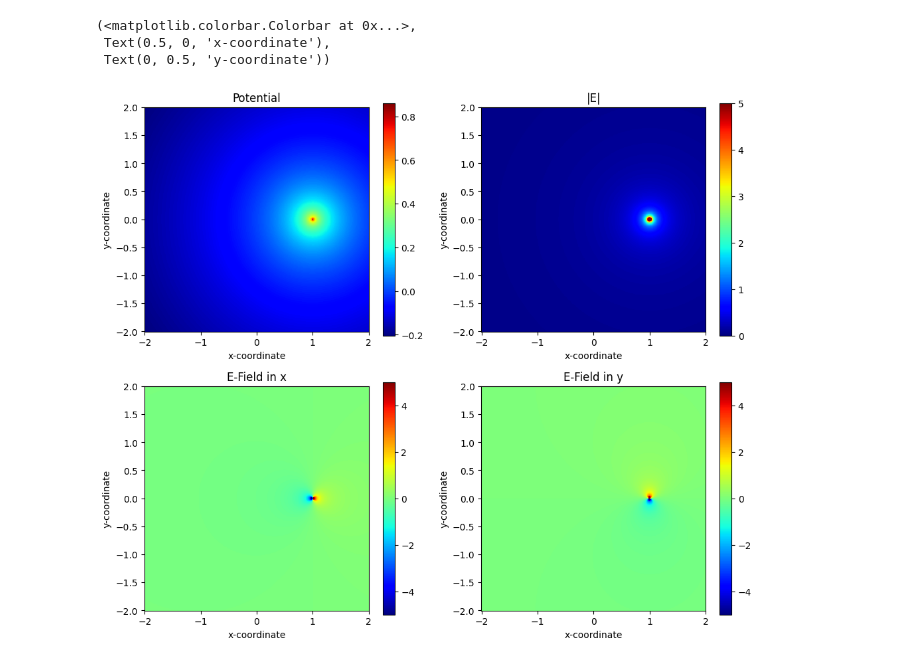
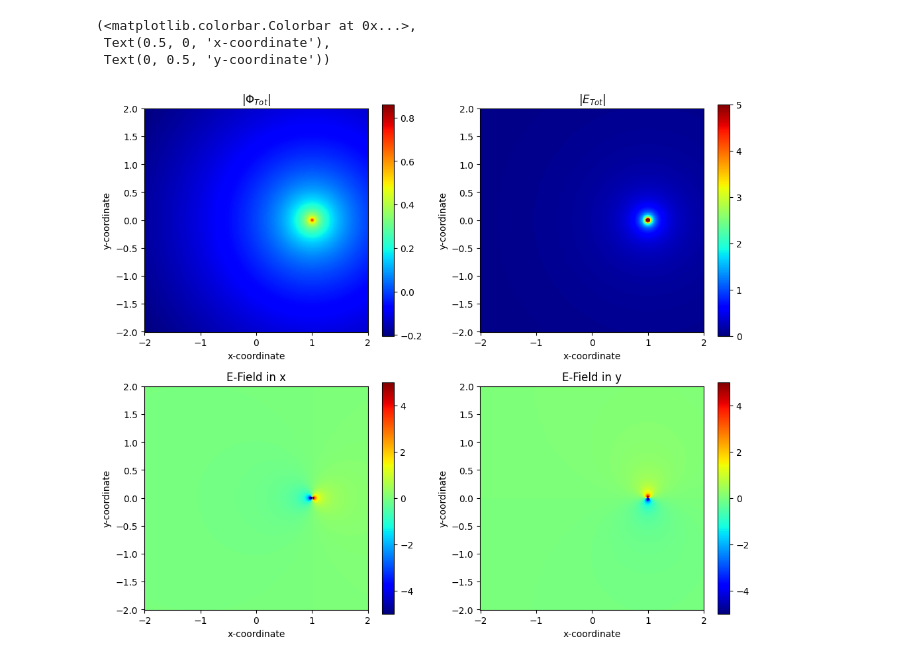
Before and after one commit to findus3006/Problem-11, a Jupyter notebook: Problem11.ipynb, the cells around one changed output. Drawn from its saved outputs; the diff is of its cells as text; code cells hidden in the pictures.

```diff
--- a/Problem11.ipynb
+++ b/Problem11.ipynb
@@ -35,26 +35,26 @@ E_ext_x,E_ext_y = EExternal(X,Y,a,b)
 # %%
 fig = plt.figure(figsize=(1200*px, 1000*px))
 ax1 = fig.add_subplot(2,2,1)
-ax1.set_title('Potential'),ax1.set_aspect('equal')
+ax1.set_title('$|\Phi_{Tot}|$'),ax1.set_aspect('equal')
 colormesh1 = ax1.pcolormesh(X,Y,Green,shading='auto',cmap='jet')
 fig.colorbar(colormesh1),ax1.set_xlabel('x-coordinate'),ax1.set_ylabel('y-coordinate')
 ax2 = fig.add_subplot(2,2,3)
 ax2.set_title('E-Field in x'),ax2.set_aspect('equal')
 colormesh2 = ax2.pcolormesh(X,Y,E_Fieldx,shading='auto',cmap='jet', vmin=-5, vmax=5)
 fig.colorbar(colormesh2),ax2.set_xlabel('x-coordinate'),ax2.set_ylabel('y-coordinate')
 ax3 = fig.add_subplot(2,2,4)
 ax3.set_title('E-Field in y'),ax3.set_aspect('equal')
 colormesh3 = ax3.pcolormesh(X,Y,E_Fieldy,shading='auto',cmap='jet', vmin=-5, vmax=5)
 fig.colorbar(colormesh3),ax3.set_xlabel('x-coordinate'),ax3.set_ylabel('y-coordinate')
 ax4 = fig.add_subplot(2,2,2)
-ax4.set_title('|E|'),ax4.set_aspect('equal')
+ax4.set_title('$|E_{Tot}|$'),ax4.set_aspect('equal')
 colormesh4 = ax4.pcolormesh(X,Y,absE,shading='auto',cmap='jet', vmin=0, vmax=5)
 fig.colorbar(colormesh4),ax4.set_xlabel('x-coordinate'),ax4.set_ylabel('y-coordinate')
 # %% [output]
 (<matplotlib.colorbar.Colorbar at 0x...>,
  Text(0.5, 0, 'x-coordinate'),
  Text(0, 0.5, 'y-coordinate'))
-[figure, old version]
+[figure, new version]
 # %%
 def MakeM(r,n):
     M = np.eye(n)
```
Also changed, not shown: parts of 7 cells of this notebook.
